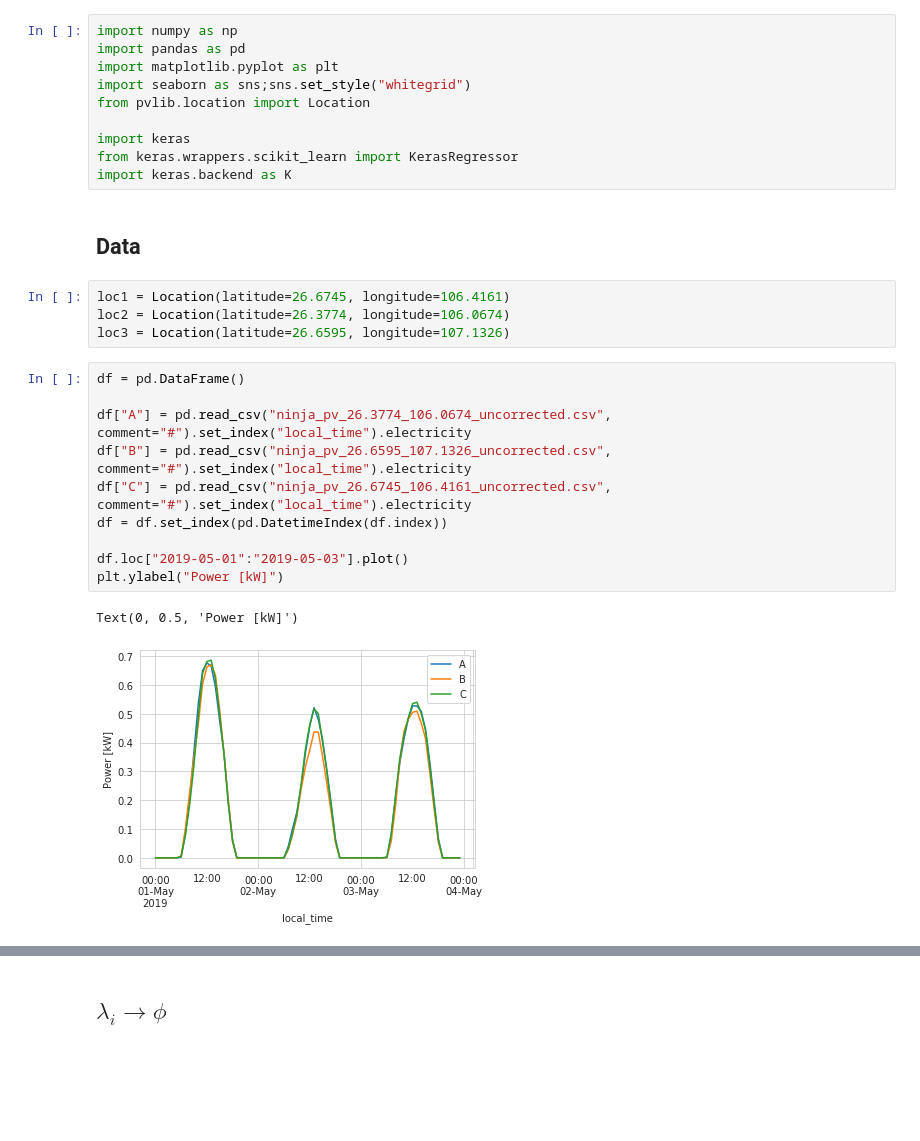
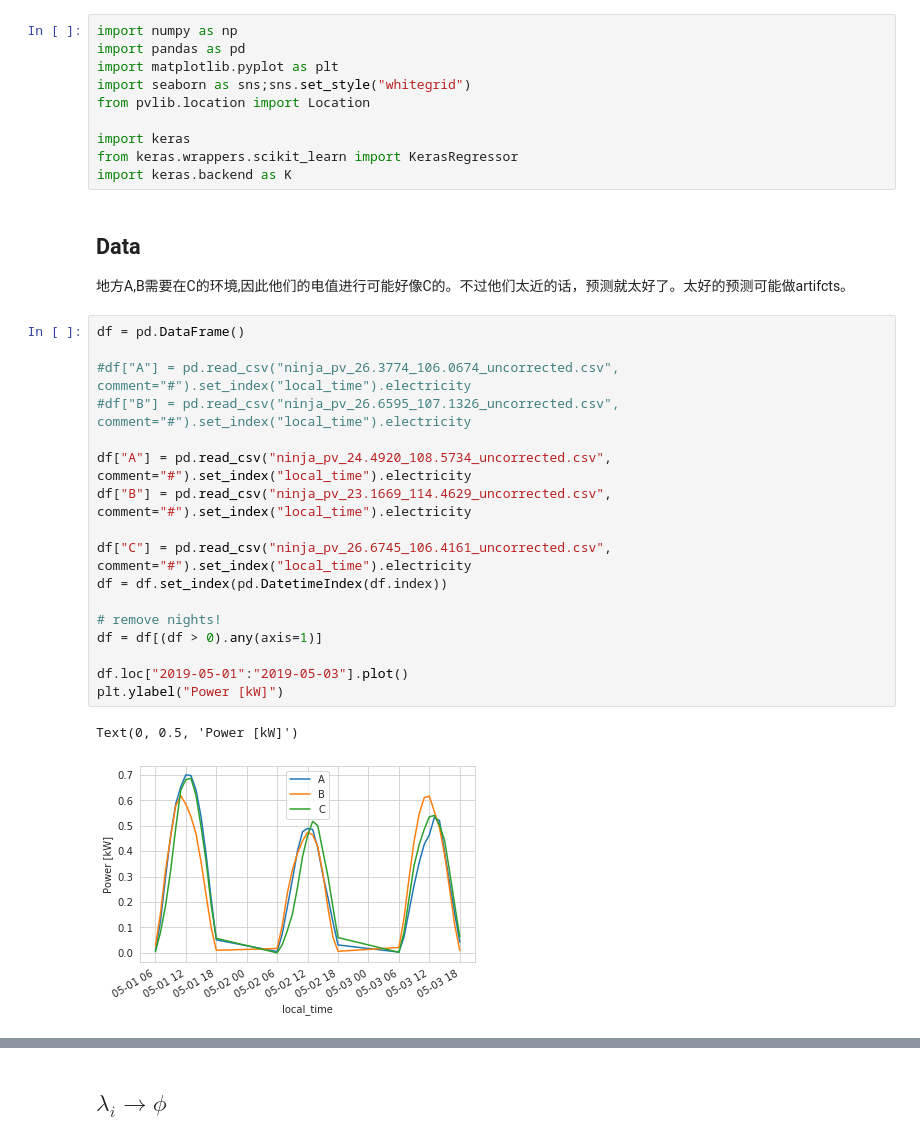
Before and after one commit to nicolasholland/VariousProjects, a Jupyter notebook: notebooks/Analysis of 精度公式.ipynb, the cells around one changed output, grey strips where cells are left out. Cells and saved outputs as stored; diff of their text form; blank space fills up the shorter version.

Commit message:
enh: tried 精度公式 notebook with different locations.

```diff
--- a/notebooks/Analysis of 精度公式.ipynb
+++ b/notebooks/Analysis of 精度公式.ipynb
@@ -36,25 +36,30 @@ from pvlib.location import Location
 import keras
 from keras.wrappers.scikit_learn import KerasRegressor
 import keras.backend as K
-# %% [markdown]
-## Data
-# %%
-loc1 = Location(latitude=26.6745, longitude=106.4161)
-loc2 = Location(latitude=26.3774, longitude=106.0674)
-loc3 = Location(latitude=26.6595, longitude=107.1326)
+# %% [markdown]
+## Data
+
+地方A,B需要在C的环境,因此他们的电值进行可能好像C的。不过他们太近的话，预测就太好了。太好的预测可能做artifcts。
 # %%
 df = pd.DataFrame()
 
-df["A"] = pd.read_csv("ninja_pv_26.3774_106.0674_uncorrected.csv", comment="#").set_index("local_time").electricity
-df["B"] = pd.read_csv("ninja_pv_26.6595_107.1326_uncorrected.csv", comment="#").set_index("local_time").electricity
+#df["A"] = pd.read_csv("ninja_pv_26.3774_106.0674_uncorrected.csv", comment="#").set_index("local_time").electricity
+#df["B"] = pd.read_csv("ninja_pv_26.6595_107.1326_uncorrected.csv", comment="#").set_index("local_time").electricity
+
+df["A"] = pd.read_csv("ninja_pv_24.4920_108.5734_uncorrected.csv", comment="#").set_index("local_time").electricity
+df["B"] = pd.read_csv("ninja_pv_23.1669_114.4629_uncorrected.csv", comment="#").set_index("local_time").electricity
+
 df["C"] = pd.read_csv("ninja_pv_26.6745_106.4161_uncorrected.csv", comment="#").set_index("local_time").electricity
 df = df.set_index(pd.DatetimeIndex(df.index))
 
+# remove nights!
+df = df[(df > 0).any(axis=1)]
+
 df.loc["2019-05-01":"2019-05-03"].plot()
 plt.ylabel("Power [kW]")
 # %% [output]
 Text(0, 0.5, 'Power [kW]')
-[figure, old version]
+[figure, new version]
 # %%
 def 精度公式(p, m):
     frac_sum = np.abs(p-m).sum()
```
Also changed, not shown: parts of 9 cells of this notebook.
